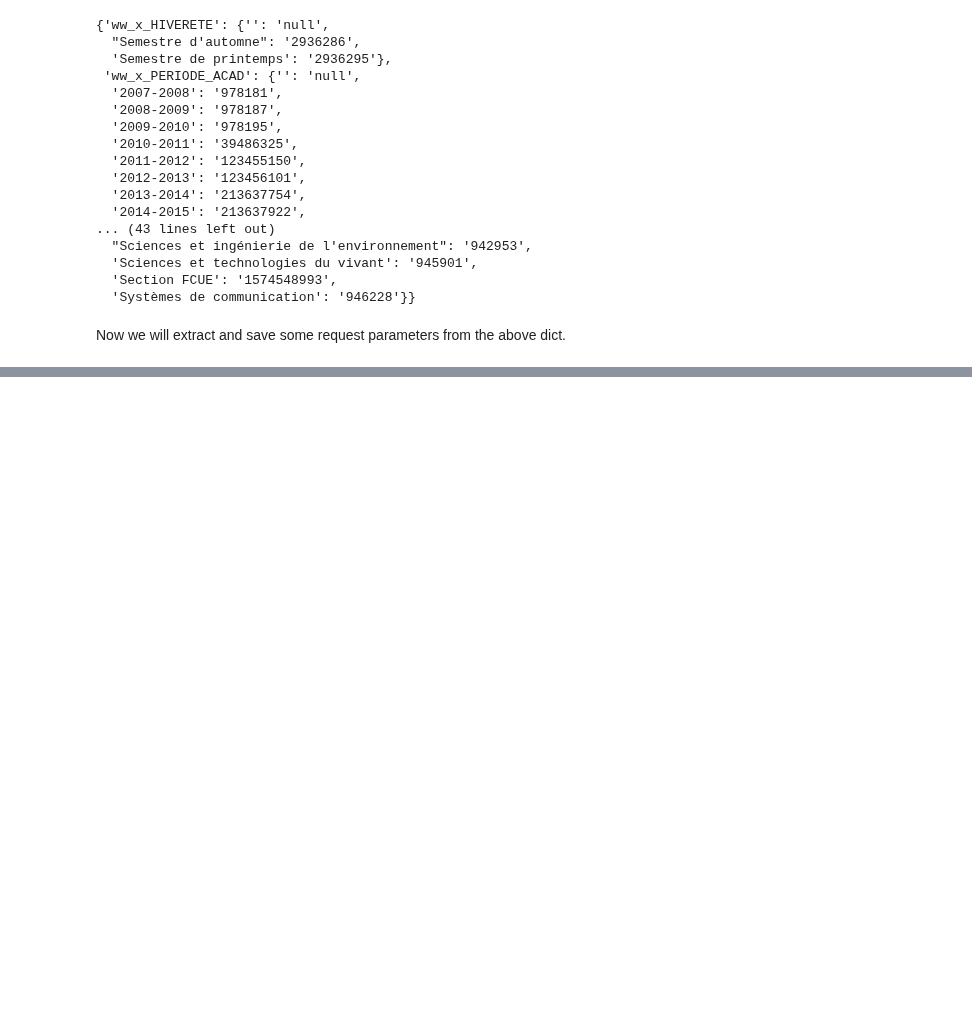
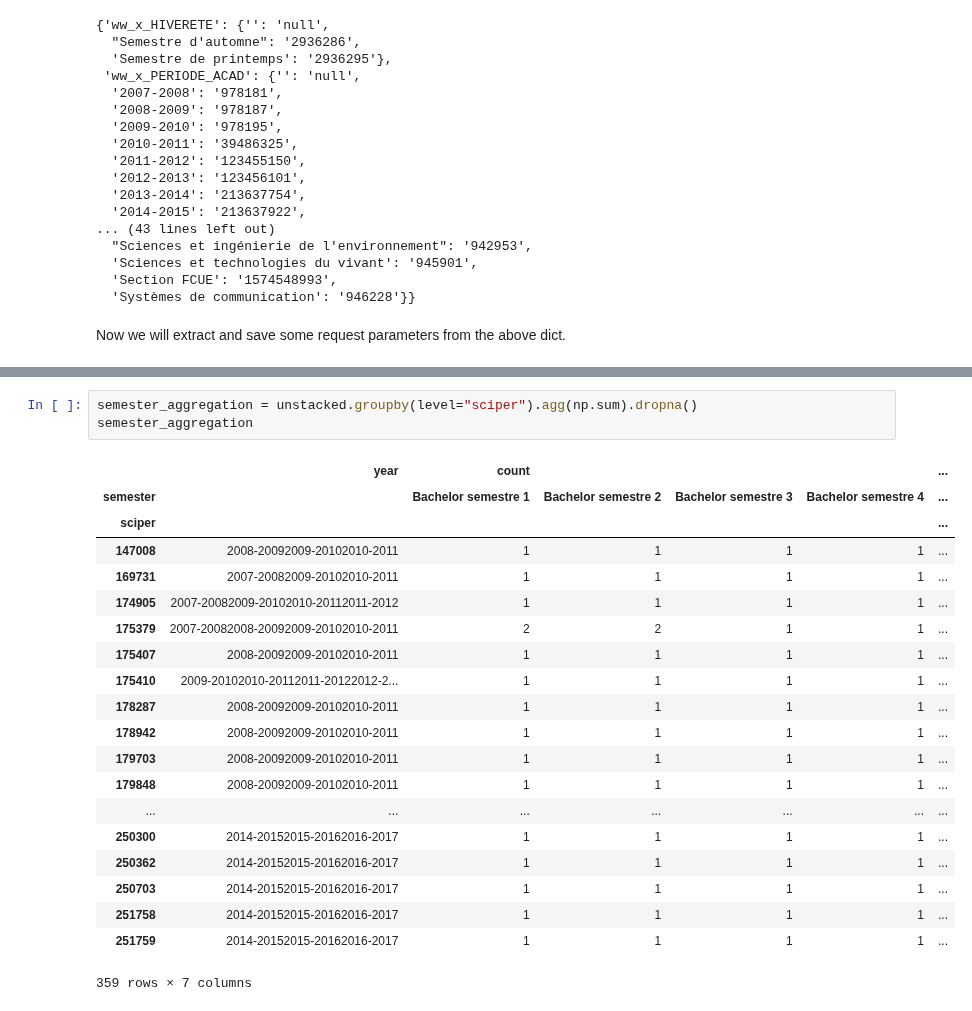
Before and after one commit to fdevillard/ada-homeworks, a Jupyter notebook: 02 - Data from the Web/hw3.ipynb, the cells around one changed output, grey strips where cells are left out. Saved outputs shown, nothing was run; the diff lists cells and outputs as text; blank space fills up the shorter version.

```diff
--- a/02 - Data from the Web/hw3.ipynb
+++ b/02 - Data from the Web/hw3.ipynb
@@ -72,0 +148,24 @@ periode_pedago_list
+# %%
+semester_aggregation = unstacked.groupby(level="sciper").agg(np.sum).dropna()
+semester_aggregation
+# %% [output]
+|  | year | count |  |  |  | ... |
+| semester |  | Bachelor semestre 1 | Bachelor semestre 2 | Bachelor semestre 3 | Bachelor semestre 4 | ... |
+| sciper |  |  |  |  |  | ... |
+| 147008 | 2008-20092009-20102010-2011 | 1 | 1 | 1 | 1 | ... |
+| 169731 | 2007-20082009-20102010-2011 | 1 | 1 | 1 | 1 | ... |
+| 174905 | 2007-20082009-20102010-20112011-2012 | 1 | 1 | 1 | 1 | ... |
+| 175379 | 2007-20082008-20092009-20102010-2011 | 2 | 2 | 1 | 1 | ... |
+| 175407 | 2008-20092009-20102010-2011 | 1 | 1 | 1 | 1 | ... |
+| 175410 | 2009-20102010-20112011-20122012-2... | 1 | 1 | 1 | 1 | ... |
+| 178287 | 2008-20092009-20102010-2011 | 1 | 1 | 1 | 1 | ... |
+| 178942 | 2008-20092009-20102010-2011 | 1 | 1 | 1 | 1 | ... |
+| 179703 | 2008-20092009-20102010-2011 | 1 | 1 | 1 | 1 | ... |
+| 179848 | 2008-20092009-20102010-2011 | 1 | 1 | 1 | 1 | ... |
+| ... | ... | ... | ... | ... | ... | ... |
+| 250300 | 2014-20152015-20162016-2017 | 1 | 1 | 1 | 1 | ... |
+| 250362 | 2014-20152015-20162016-2017 | 1 | 1 | 1 | 1 | ... |
+| 250703 | 2014-20152015-20162016-2017 | 1 | 1 | 1 | 1 | ... |
+| 251758 | 2014-20152015-20162016-2017 | 1 | 1 | 1 | 1 | ... |
+| 251759 | 2014-20152015-20162016-2017 | 1 | 1 | 1 | 1 | ... |
+359 rows × 7 columns
```
Also changed, not shown: parts of 7 cells of this notebook.
